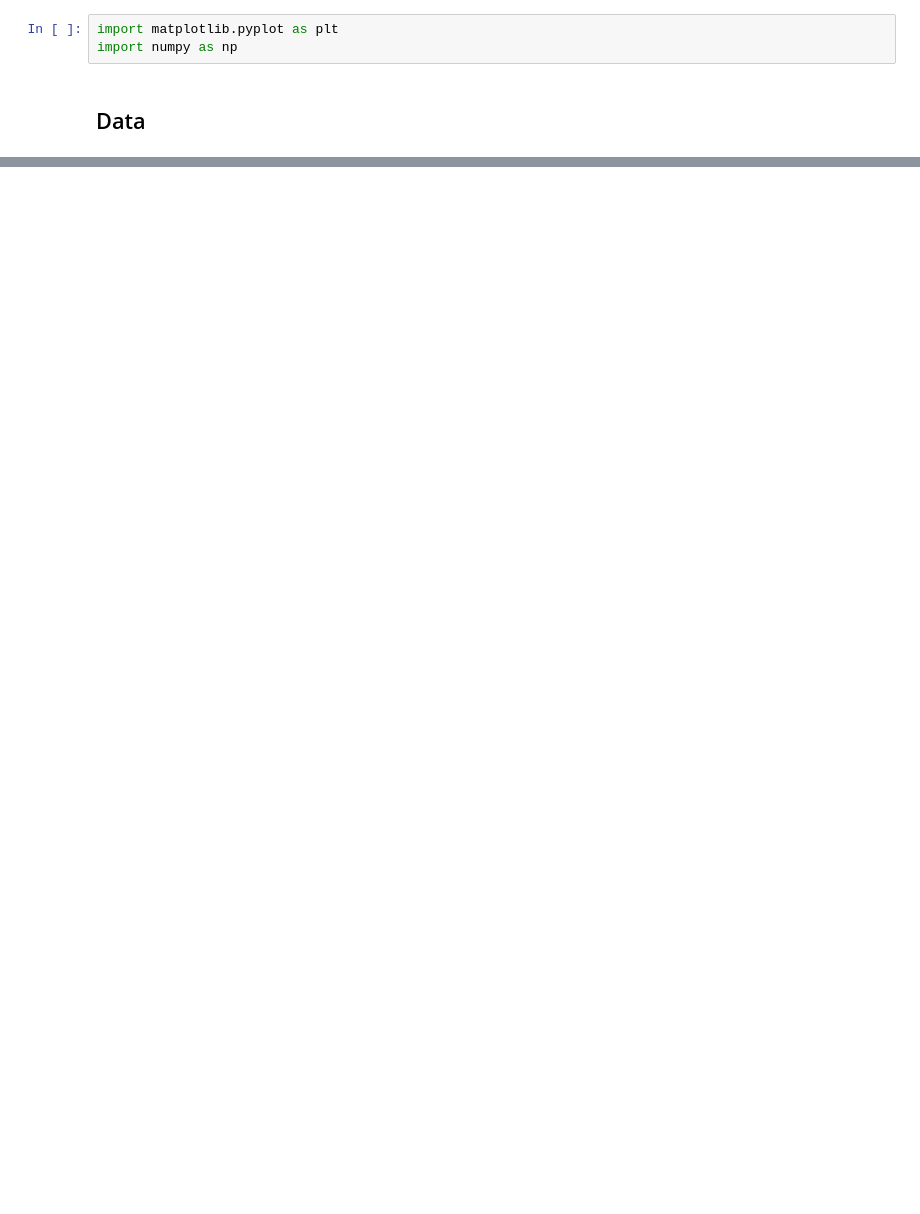
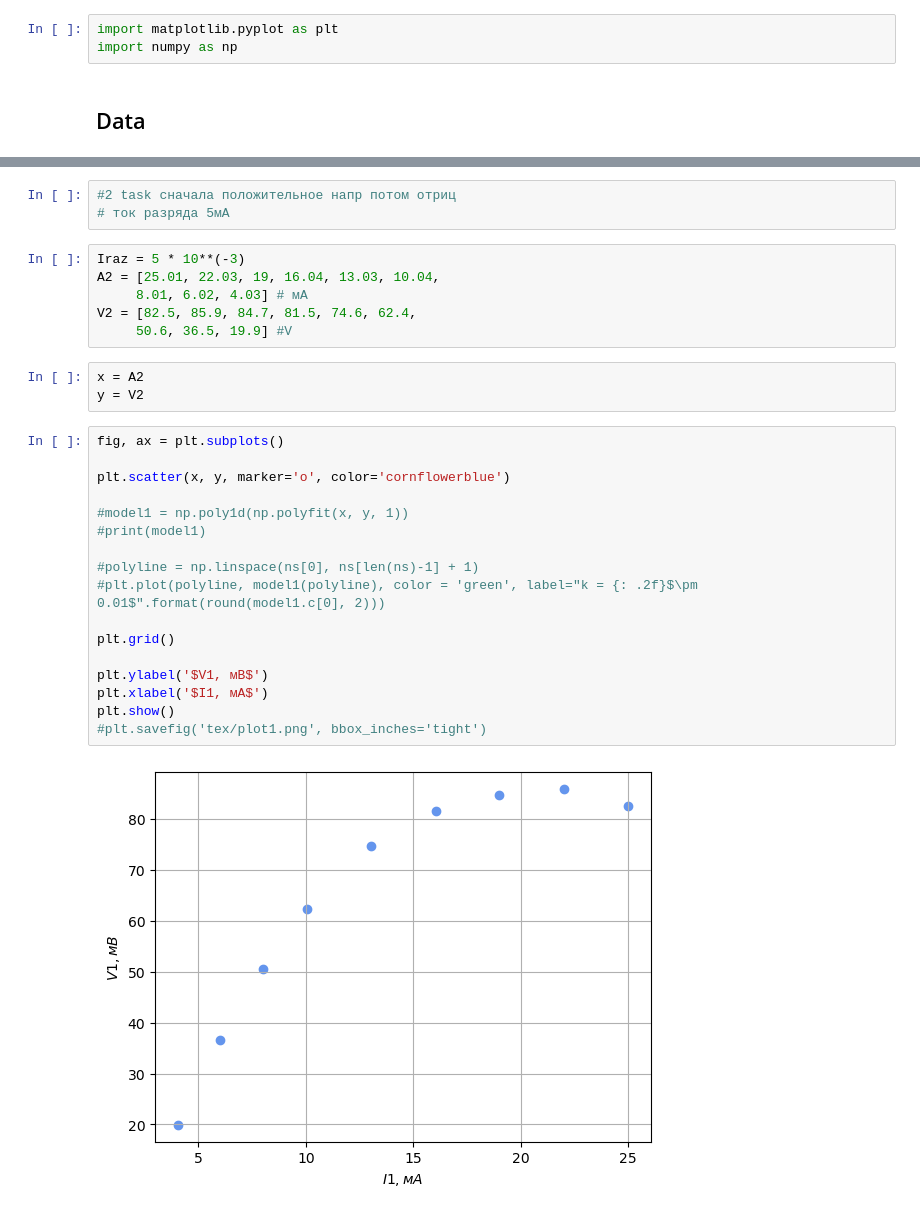
Before and after one commit to juliaProjorlivy/laba, a Jupyter notebook: 3_sem/laba_3.5.1/3.5.1.ipynb, the cells around one changed output, grey strips where cells are left out. Cells and saved outputs as stored; diff of their text form; blank space fills up the shorter version.

```diff
--- a/3_sem/laba_3.5.1/3.5.1.ipynb
+++ b/3_sem/laba_3.5.1/3.5.1.ipynb
@@ -51,0 +62,31 @@ plt.show()
+# %%
+#2 task сначала положительное напр потом отриц
+# ток разряда 5мА
+# %%
+Iraz = 5 * 10**(-3)
+A2 = [25.01, 22.03, 19, 16.04, 13.03, 10.04,
+     8.01, 6.02, 4.03] # мА
+V2 = [82.5, 85.9, 84.7, 81.5, 74.6, 62.4,
+     50.6, 36.5, 19.9] #V
+# %%
+x = A2
+y = V2
+# %%
+fig, ax = plt.subplots()
+
+plt.scatter(x, y, marker='o', color='cornflowerblue')
+
+#model1 = np.poly1d(np.polyfit(x, y, 1))
+#print(model1)
+
+#polyline = np.linspace(ns[0], ns[len(ns)-1] + 1)
+#plt.plot(polyline, model1(polyline), color = 'green', label="k = {: .2f}$\pm 0.01$".format(round(model1.c[0], 2)))
+
+plt.grid()
+
+plt.ylabel('$V1, мВ$')
+plt.xlabel('$I1, мА$')
+plt.show()
+#plt.savefig('tex/plot1.png', bbox_inches='tight')
+# %% [output]
+[figure, added]
```
Also changed, not shown: parts of 17 cells of this notebook.
